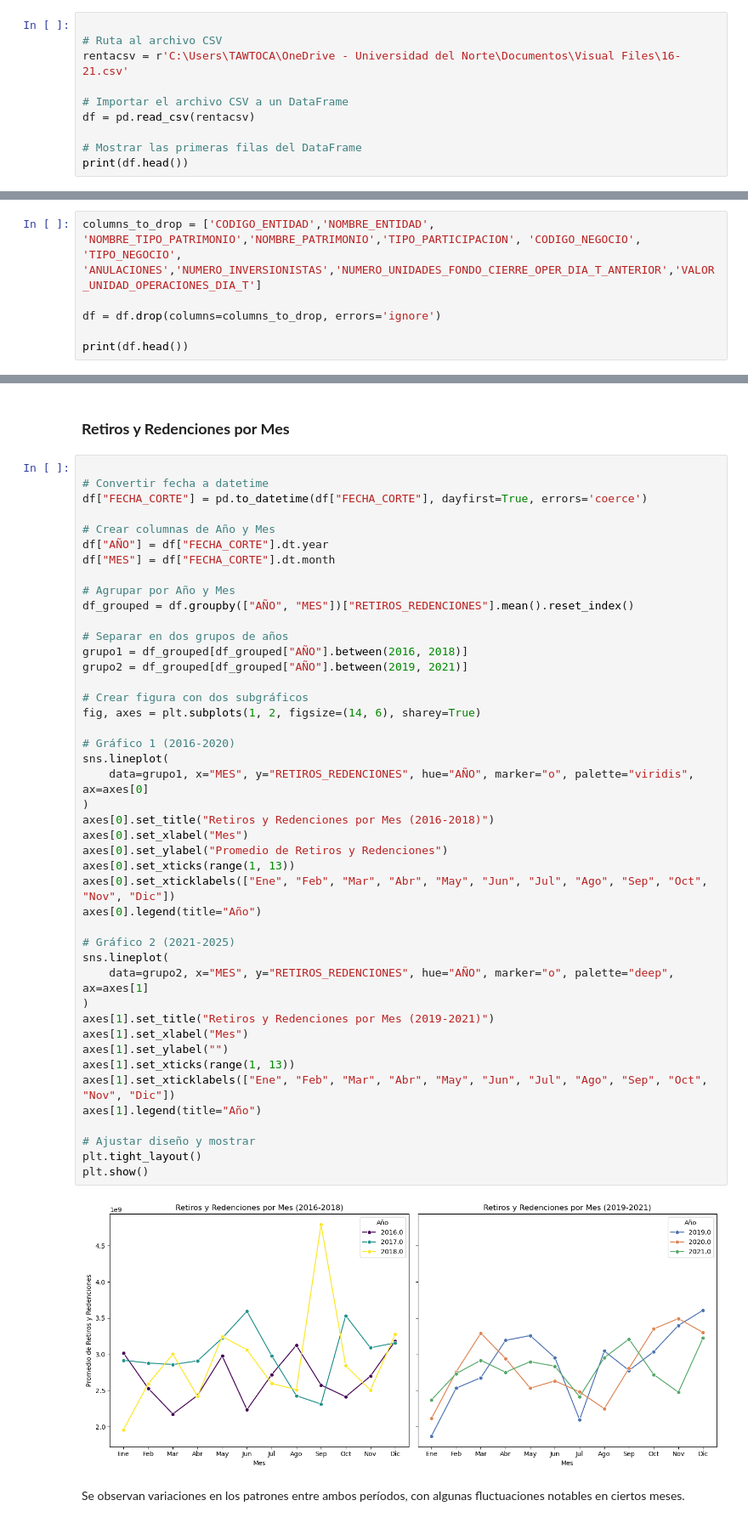
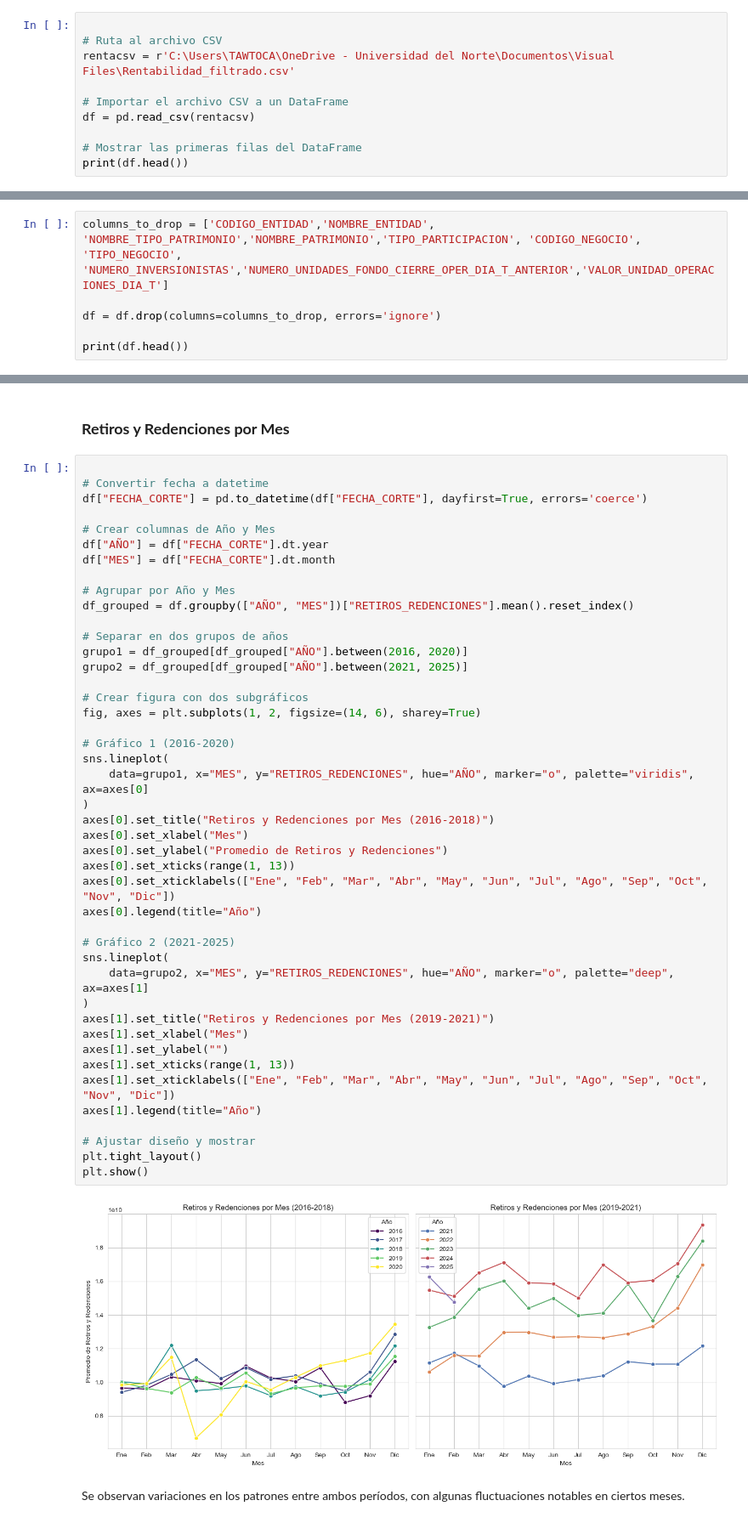
Before and after one commit to TawnyVTC/EDA, a Jupyter notebook: EDA_Rentabilidad.ipynb, the cells around one changed output, grey strips where cells are left out. Shown at 85% size. Saved outputs shown, nothing was run; the diff lists cells and outputs as text.

```diff
--- a/EDA_Rentabilidad.ipynb
+++ b/EDA_Rentabilidad.ipynb
@@ -14,7 +16,7 @@ import numpy as np
 # %%
 
 # Ruta al archivo CSV
-rentacsv = r'C:\Users\TAWTOCA\OneDrive - Universidad del Norte\Documentos\Visual Files\16-21.csv'
+rentacsv = r'C:\Users\TAWTOCA\OneDrive - Universidad del Norte\Documentos\Visual Files\Rentabilidad_filtrado.csv'
 
 # Importar el archivo CSV a un DataFrame
 df = pd.read_csv(rentacsv)
@@ -118,7 +119,7 @@ plt.show()
 # %% [markdown]
 En base al mapa de correlación, eliminamos aquellas variables que no aportarian mucho para el modelo de regresión.
 # %%
-columns_to_drop = ['CODIGO_ENTIDAD','NOMBRE_ENTIDAD', 'NOMBRE_TIPO_PATRIMONIO','NOMBRE_PATRIMONIO','TIPO_PARTICIPACION', 'CODIGO_NEGOCIO', 'TIPO_NEGOCIO', 'ANULACIONES','NUMERO_INVERSIONISTAS','NUMERO_UNIDADES_FONDO_CIERRE_OPER_DIA_T_ANTERIOR','VALOR_UNIDAD_OPERACIONES_DIA_T']
+columns_to_drop = ['CODIGO_ENTIDAD','NOMBRE_ENTIDAD', 'NOMBRE_TIPO_PATRIMONIO','NOMBRE_PATRIMONIO','TIPO_PARTICIPACION', 'CODIGO_NEGOCIO', 'TIPO_NEGOCIO', 'NUMERO_INVERSIONISTAS','NUMERO_UNIDADES_FONDO_CIERRE_OPER_DIA_T_ANTERIOR','VALOR_UNIDAD_OPERACIONES_DIA_T']
 
 df = df.drop(columns=columns_to_drop, errors='ignore')
 
@@ -340,39 +355,39 @@ df["MES"] = df["FECHA_CORTE"].dt.month
 df_grouped = df.groupby(["AÑO", "MES"])["RETIROS_REDENCIONES"].mean().reset_index()
 
 # Separar en dos grupos de años
-grupo1 = df_grouped[df_grouped["AÑO"].between(2016, 2018)]
-grupo2 = df_grouped[df_grouped["AÑO"].between(2019, 2021)]
+grupo1 = df_grouped[df_grouped["AÑO"].between(2016, 2020)]
+grupo2 = df_grouped[df_grouped["AÑO"].between(2021, 2025)]
 
 # Crear figura con dos subgráficos
 fig, axes = plt.subplots(1, 2, figsize=(14, 6), sharey=True)
 
 # Gráfico 1 (2016-2020)
 sns.lineplot(
     data=grupo1, x="MES", y="RETIROS_REDENCIONES", hue="AÑO", marker="o", palette="viridis", ax=axes[0]
 )
 axes[0].set_title("Retiros y Redenciones por Mes (2016-2018)")
 axes[0].set_xlabel("Mes")
 axes[0].set_ylabel("Promedio de Retiros y Redenciones")
 axes[0].set_xticks(range(1, 13))
 axes[0].set_xticklabels(["Ene", "Feb", "Mar", "Abr", "May", "Jun", "Jul", "Ago", "Sep", "Oct", "Nov", "Dic"])
 axes[0].legend(title="Año")
 
 # Gráfico 2 (2021-2025)
 sns.lineplot(
     data=grupo2, x="MES", y="RETIROS_REDENCIONES", hue="AÑO", marker="o", palette="deep", ax=axes[1]
 )
 axes[1].set_title("Retiros y Redenciones por Mes (2019-2021)")
 axes[1].set_xlabel("Mes")
 axes[1].set_ylabel("")
 axes[1].set_xticks(range(1, 13))
 axes[1].set_xticklabels(["Ene", "Feb", "Mar", "Abr", "May", "Jun", "Jul", "Ago", "Sep", "Oct", "Nov", "Dic"])
 axes[1].legend(title="Año")
 
 # Ajustar diseño y mostrar
 plt.tight_layout()
 plt.show()
 # %% [output]
-[figure, old version]
+[figure, new version]
 # %% [markdown]
 Se observan variaciones en los patrones entre ambos períodos, con algunas fluctuaciones notables en ciertos meses.
 # %% [markdown]
```
Also changed, not shown: parts of 21 cells of this notebook, 1 other file.
